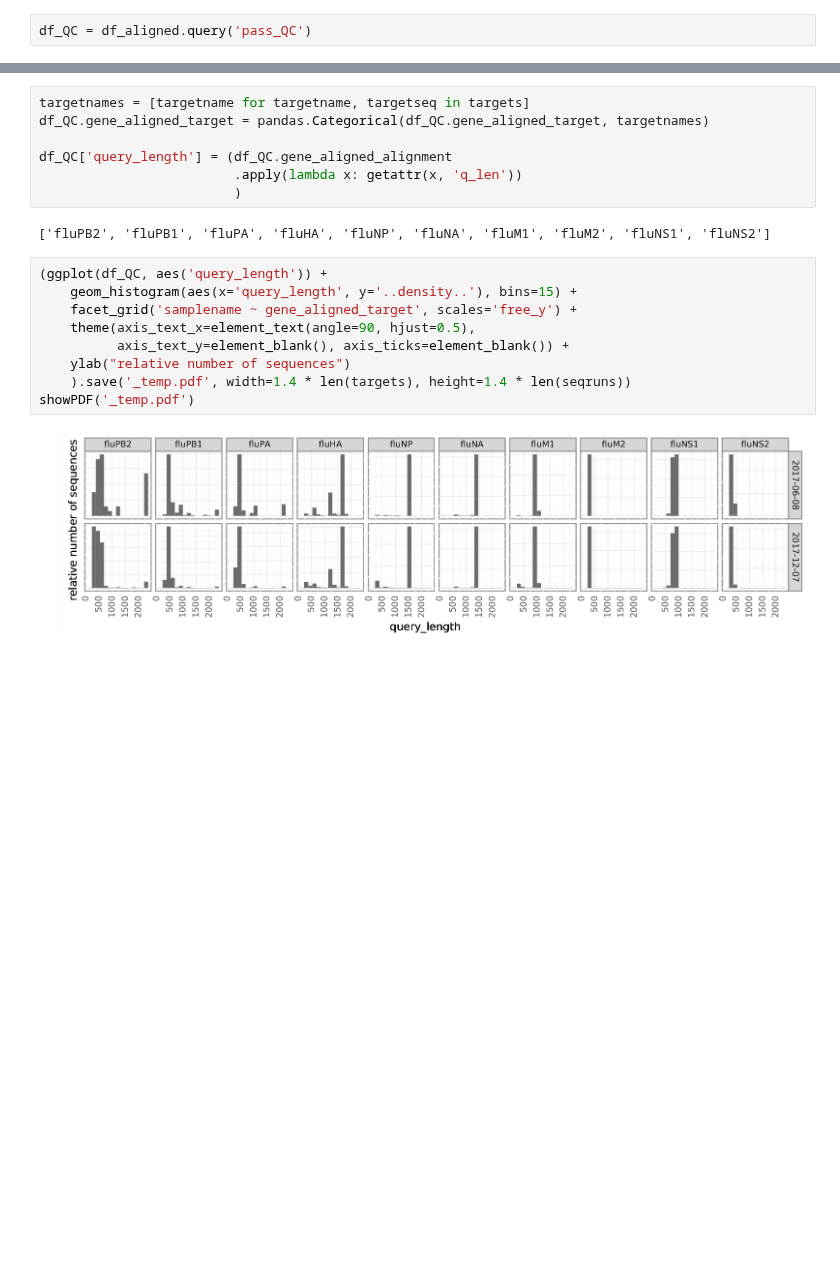
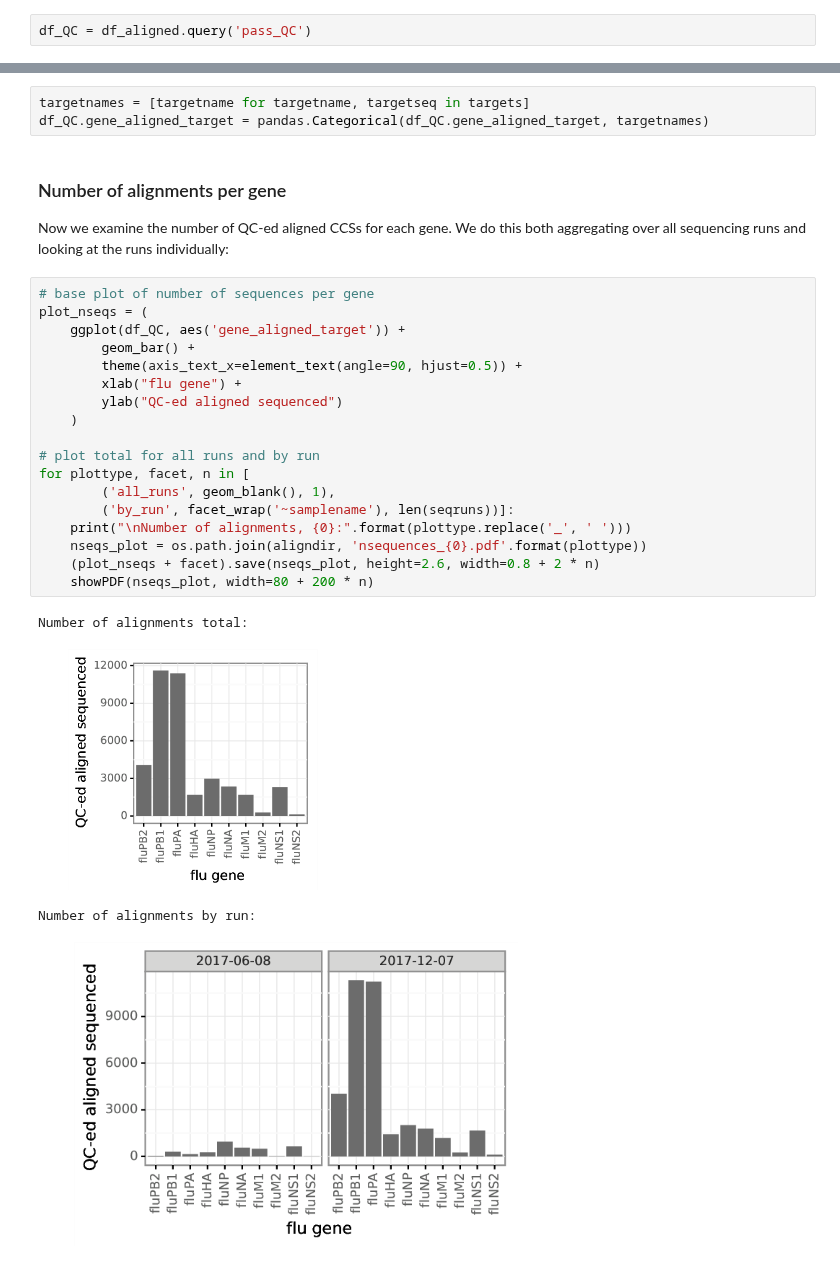
Before and after one commit to jbloomlab/IFNsorted_flu_single_cell, a Jupyter notebook: pacbio_analysis.ipynb, the cells around one changed output, grey strips where cells are left out. Drawn from its saved outputs; the diff is of its cells as text; blank space fills up the shorter version.

Commit message:
number of alignments and length distributions

```diff
--- a/pacbio_analysis.ipynb
+++ b/pacbio_analysis.ipynb
@@ -591,20 +594,30 @@ df_QC = df_aligned.query('pass_QC')
 # %%
 targetnames = [targetname for targetname, targetseq in targets]
 df_QC.gene_aligned_target = pandas.Categorical(df_QC.gene_aligned_target, targetnames)
-
-df_QC['query_length'] = (df_QC.gene_aligned_alignment
-                         .apply(lambda x: getattr(x, 'q_len'))
-                         )
-# %% [output]
-['fluPB2', 'fluPB1', 'fluPA', 'fluHA', 'fluNP', 'fluNA', 'fluM1', 'fluM2', 'fluNS1', 'fluNS2']
-# %%
-(ggplot(df_QC, aes('query_length')) +
-    geom_histogram(aes(x='query_length', y='..density..'), bins=15) +
-    facet_grid('samplename ~ gene_aligned_target', scales='free_y') +
-    theme(axis_text_x=element_text(angle=90, hjust=0.5),
-          axis_text_y=element_blank(), axis_ticks=element_blank()) +
-    ylab("relative number of sequences")
-    ).save('_temp.pdf', width=1.4 * len(targets), height=1.4 * len(seqruns))
-showPDF('_temp.pdf')
-# %% [output]
-[figure, removed]
+# %% [markdown]
+### Number of alignments per gene
+Now we examine the number of QC-ed aligned CCSs for each gene.
+We do this both aggregating over all sequencing runs and looking at the runs individually:
+# %%
+# base plot of number of sequences per gene
+plot_nseqs = (
+    ggplot(df_QC, aes('gene_aligned_target')) +
+        geom_bar() +
+        theme(axis_text_x=element_text(angle=90, hjust=0.5)) +
+        xlab("flu gene") +
+        ylab("QC-ed aligned sequenced")
+    )
+
+# plot total for all runs and by run
+for plottype, facet, n in [
+        ('all_runs', geom_blank(), 1),
+        ('by_run', facet_wrap('~samplename'), len(seqruns))]:
+    print("\nNumber of alignments, {0}:".format(plottype.replace('_', ' ')))
+    nseqs_plot = os.path.join(aligndir, 'nsequences_{0}.pdf'.format(plottype))
+    (plot_nseqs + facet).save(nseqs_plot, height=2.6, width=0.8 + 2 * n)
+    showPDF(nseqs_plot, width=80 + 200 * n)
+# %% [output]
+Number of alignments total:
+[figure, added]
+Number of alignments by run:
+[figure, added]
```
Also changed, not shown: parts of 8 cells of this notebook.
